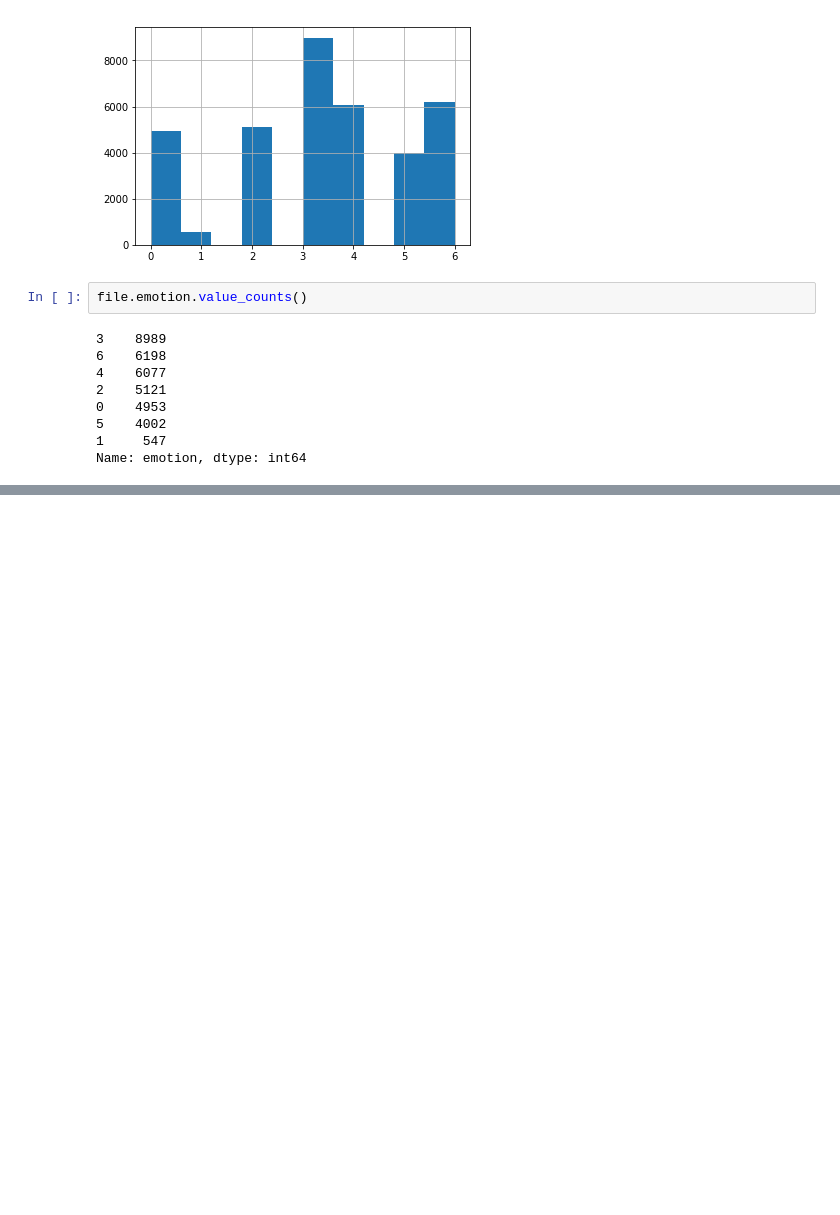
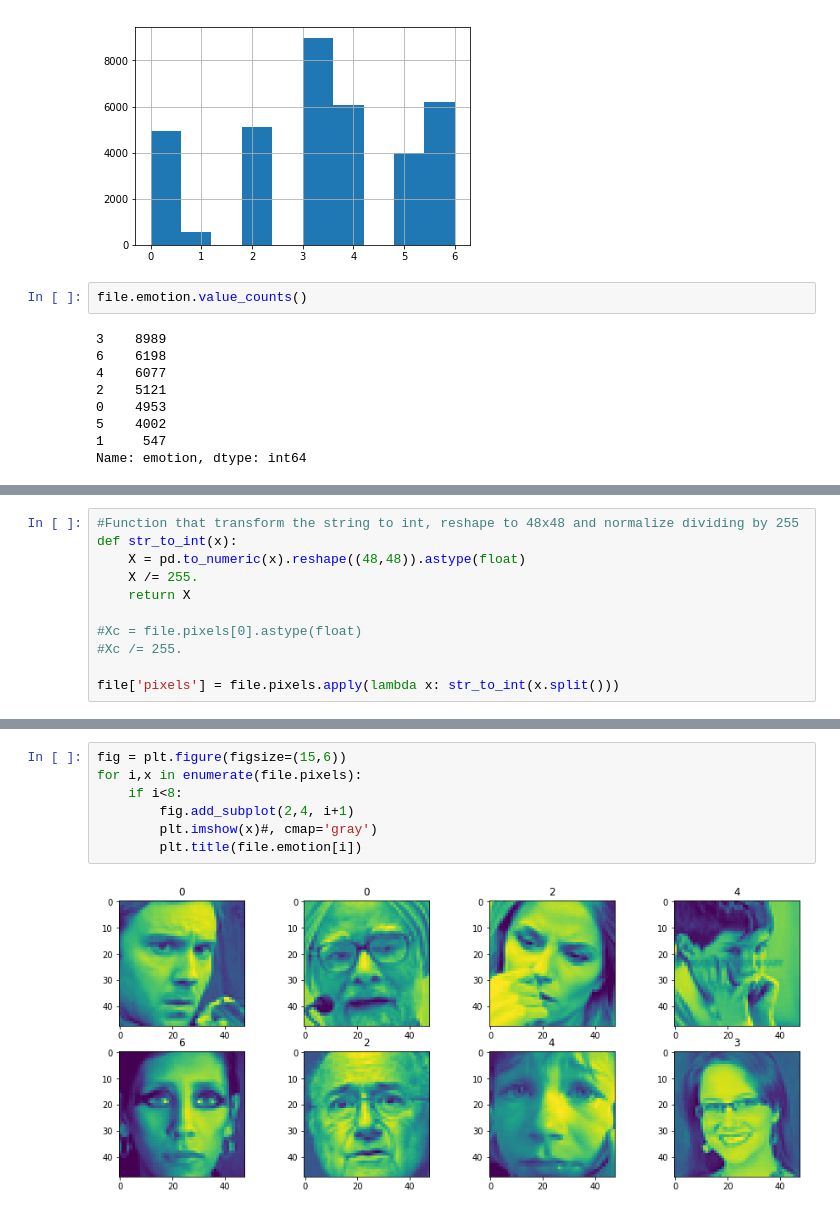
Before and after one commit to mpechoto/FacialRecognition, a Jupyter notebook: FacialRecognition.ipynb, the cells around one changed output, grey strips where cells are left out. Cells and saved outputs as stored; diff of their text form; blank space fills up the shorter version.

```diff
--- a/FacialRecognition.ipynb
+++ b/FacialRecognition.ipynb
@@ -49,0 +67,11 @@ Name: emotion, dtype: int64
+# %%
+#Function that transform the string to int, reshape to 48x48 and normalize dividing by 255
+def str_to_int(x):
+    X = pd.to_numeric(x).reshape((48,48)).astype(float)
+    X /= 255.
+    return X
+
+#Xc = file.pixels[0].astype(float)
+#Xc /= 255.
+
+file['pixels'] = file.pixels.apply(lambda x: str_to_int(x.split()))
@@ -49,0 +87,9 @@ Name: emotion, dtype: int64
+# %%
+fig = plt.figure(figsize=(15,6))
+for i,x in enumerate(file.pixels):
+    if i<8:
+        fig.add_subplot(2,4, i+1)
+        plt.imshow(x)#, cmap='gray')
+        plt.title(file.emotion[i])
+# %% [output]
+[figure, added]
```
Also changed, not shown: parts of 5 cells of this notebook.
